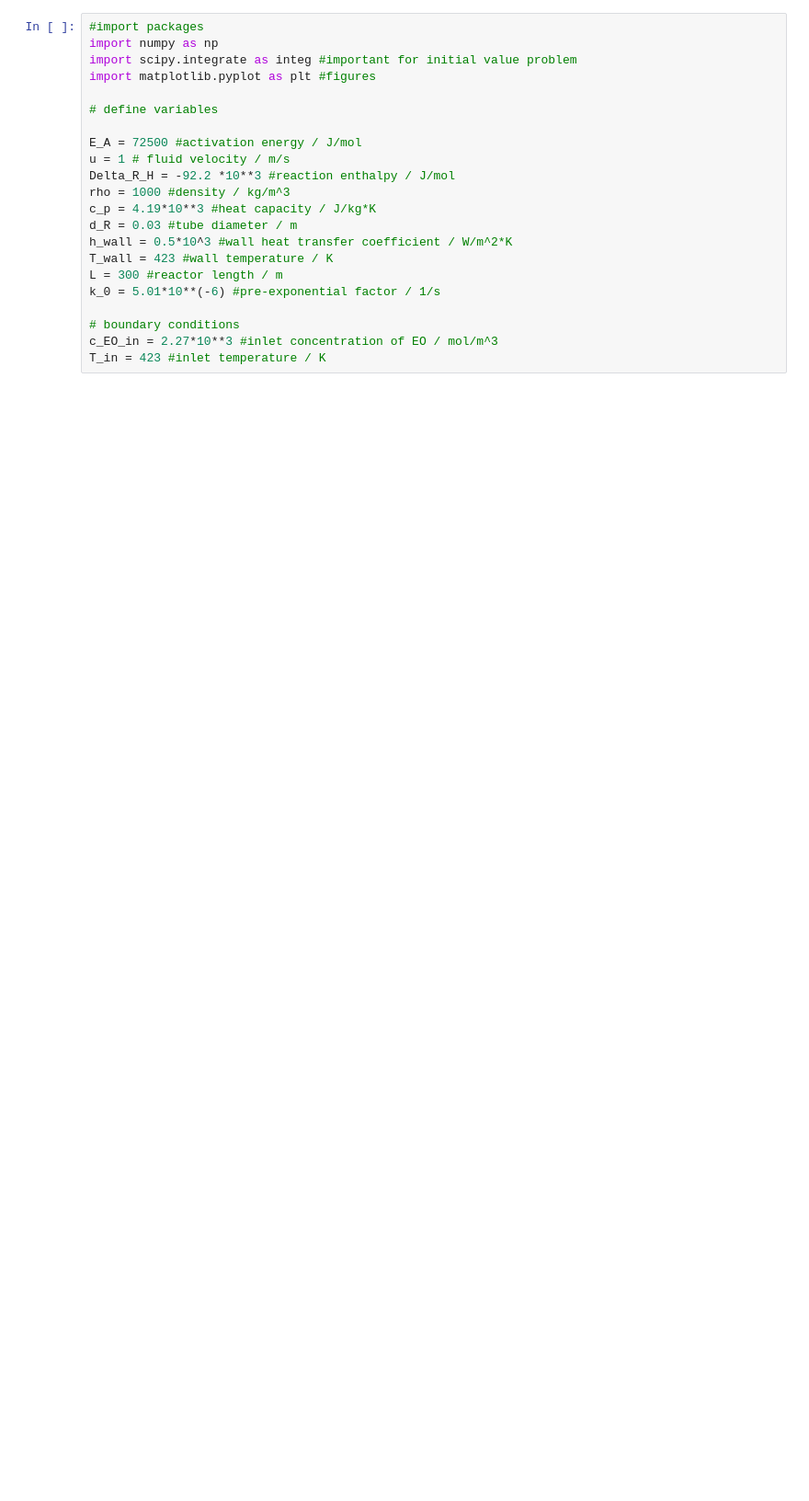
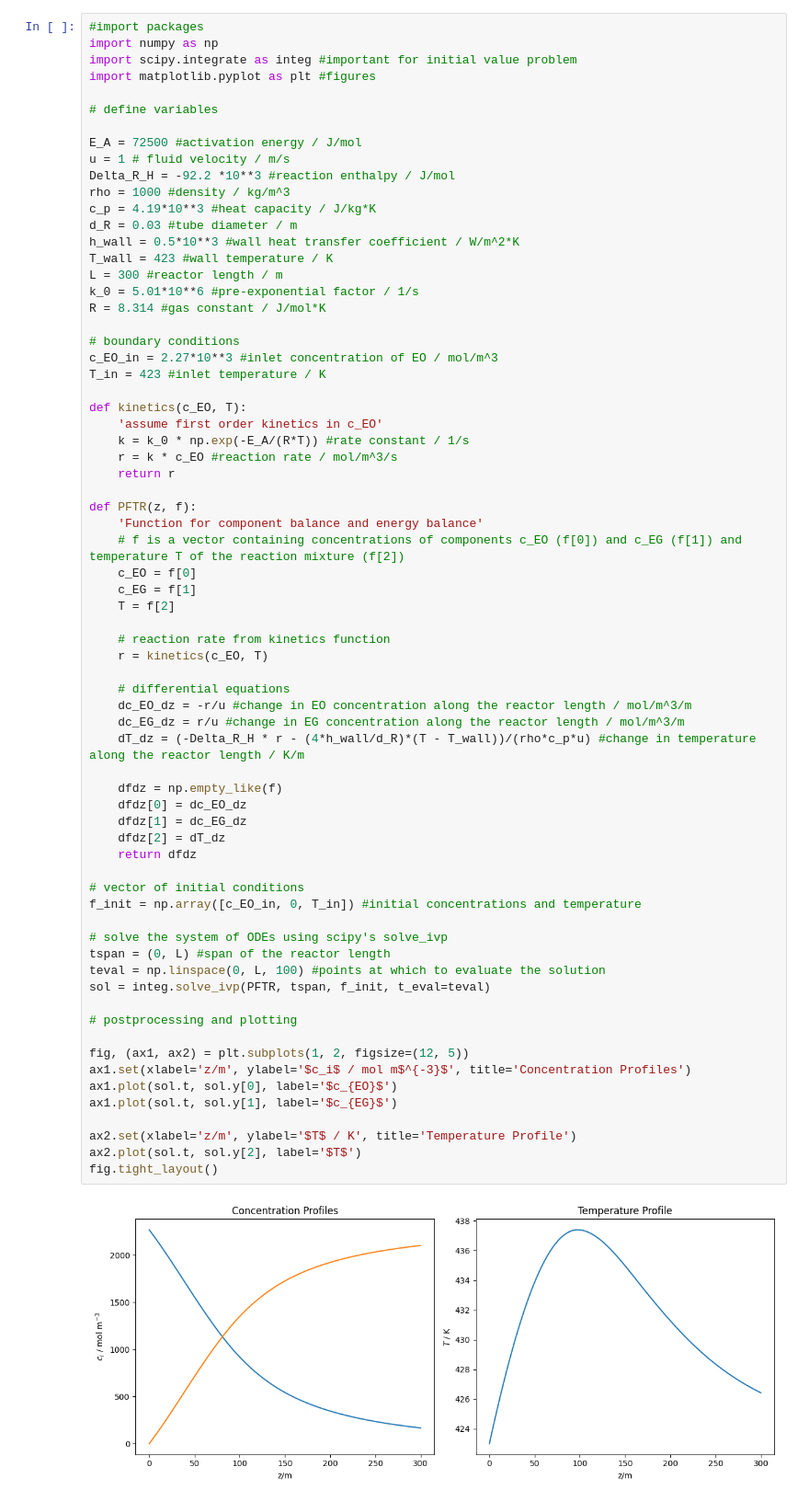
Before and after one commit to ivanna1398-dotcom/CRE-Assignment-3, a Jupyter notebook: Assignment_3_Franzi.ipynb, the cells around one changed output. Shown at 92% size. Cells and saved outputs as stored; diff of their text form; blank space fills up the shorter version.

```diff
--- a/Assignment_3_Franzi.ipynb
+++ b/Assignment_3_Franzi.ipynb
@@ -51,22 +99,71 @@ k(T)=k_0\cdot \exp\left(-\frac{E_A}{R\,T}\right)\;\mathrm{s^{-1}}.
 # %%
 #import packages
 import numpy as np
 import scipy.integrate as integ #important for initial value problem
 import matplotlib.pyplot as plt #figures
 
 # define variables
 
 E_A = 72500 #activation energy / J/mol
 u = 1 # fluid velocity / m/s
 Delta_R_H = -92.2 *10**3 #reaction enthalpy / J/mol
 rho = 1000 #density / kg/m^3
 c_p = 4.19*10**3 #heat capacity / J/kg*K
 d_R = 0.03 #tube diameter / m
-h_wall = 0.5*10^3 #wall heat transfer coefficient / W/m^2*K
+h_wall = 0.5*10**3 #wall heat transfer coefficient / W/m^2*K
 T_wall = 423 #wall temperature / K
 L = 300 #reactor length / m
-k_0 = 5.01*10**(-6) #pre-exponential factor / 1/s
+k_0 = 5.01*10**6 #pre-exponential factor / 1/s
+R = 8.314 #gas constant / J/mol*K
 
 # boundary conditions
 c_EO_in = 2.27*10**3 #inlet concentration of EO / mol/m^3
 T_in = 423 #inlet temperature / K
+
+def kinetics(c_EO, T):
+    'assume first order kinetics in c_EO'
+    k = k_0 * np.exp(-E_A/(R*T)) #rate constant / 1/s
+    r = k * c_EO #reaction rate / mol/m^3/s
+    return r
+
+def PFTR(z, f):
+    'Function for component balance and energy balance'
+    # f is a vector containing concentrations of components c_EO (f[0]) and c_EG (f[1]) and temperature T of the reaction mixture (f[2])
+    c_EO = f[0]
+    c_EG = f[1]
+    T = f[2]
+
+    # reaction rate from kinetics function
+    r = kinetics(c_EO, T)
+
+    # differential equations
+    dc_EO_dz = -r/u #change in EO concentration along the reactor length / mol/m^3/m
+    dc_EG_dz = r/u #change in EG concentration along the reactor length / mol/m^3/m
+    dT_dz = (-Delta_R_H * r - (4*h_wall/d_R)*(T - T_wall))/(rho*c_p*u) #change in temperature along the reactor length / K/m
+
+    dfdz = np.empty_like(f)
+    dfdz[0] = dc_EO_dz
+    dfdz[1] = dc_EG_dz
+    dfdz[2] = dT_dz
+    return dfdz
+
+# vector of initial conditions
+f_init = np.array([c_EO_in, 0, T_in]) #initial concentrations and temperature
+
+# solve the system of ODEs using scipy's solve_ivp
+tspan = (0, L) #span of the reactor length
+teval = np.linspace(0, L, 100) #points at which to evaluate the solution
+sol = integ.solve_ivp(PFTR, tspan, f_init, t_eval=teval)
+
+# postprocessing and plotting
+
+fig, (ax1, ax2) = plt.subplots(1, 2, figsize=(12, 5))
+ax1.set(xlabel='z/m', ylabel='$c_i$ / mol m$^{-3}$', title='Concentration Profiles')
+ax1.plot(sol.t, sol.y[0], label='$c_{EO}$')
+ax1.plot(sol.t, sol.y[1], label='$c_{EG}$')
+
+ax2.set(xlabel='z/m', ylabel='$T$ / K', title='Temperature Profile')
+ax2.plot(sol.t, sol.y[2], label='$T$')
+fig.tight_layout()
+# %% [output]
+[figure, added]
```
Also changed, not shown: parts of 2 cells of this notebook, 1 other file.
